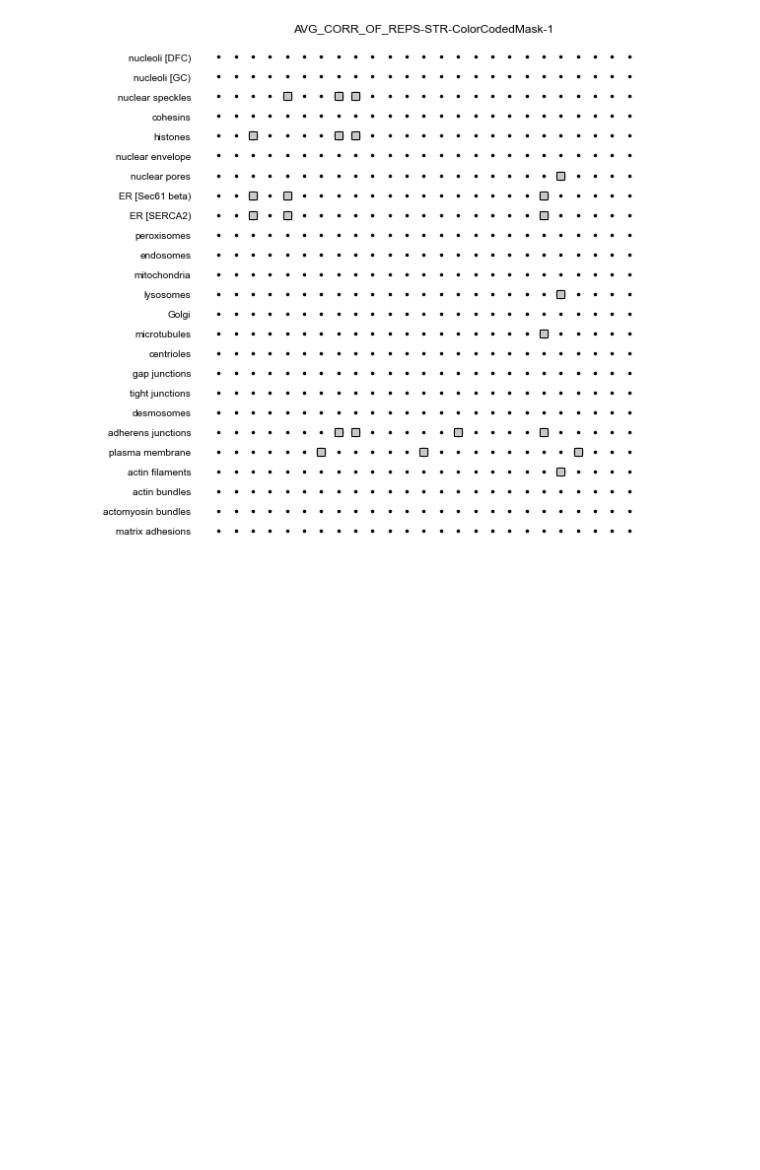
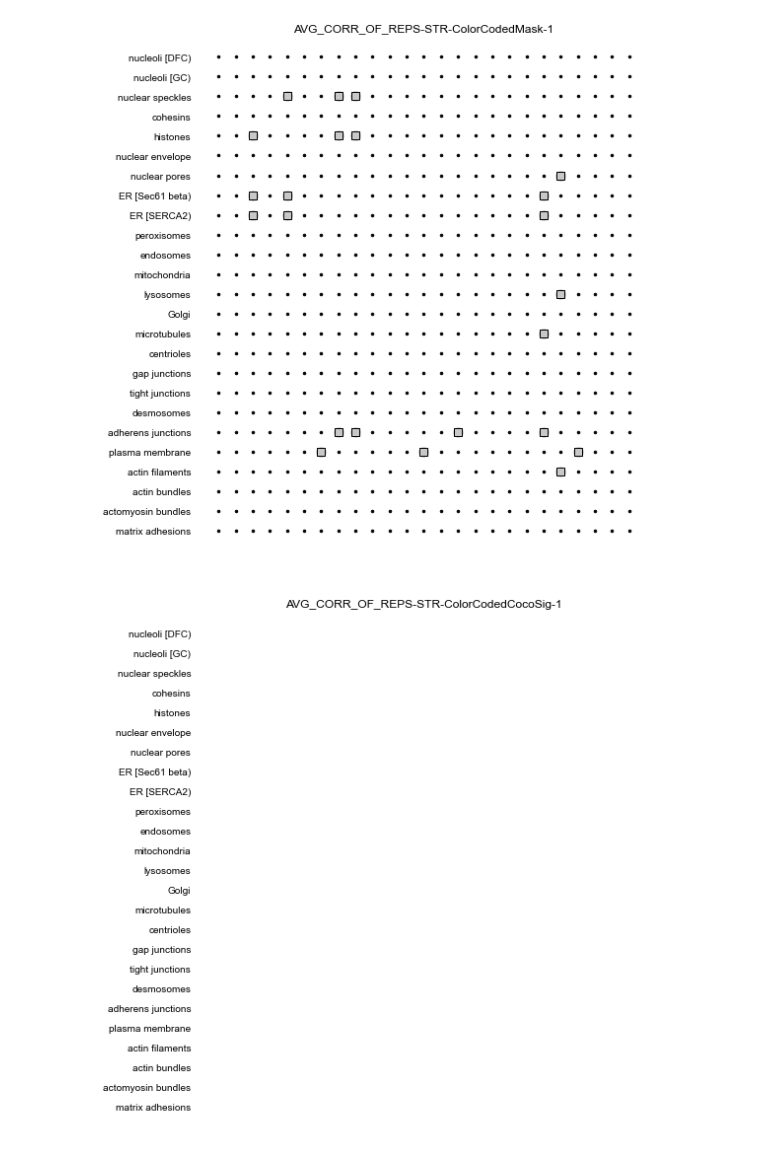
Before and after one commit to AllenCell/cvapipe_analysis, a Jupyter notebook: notebooks/FigureMitosis/FigureMitosis3.ipynb, the cells around one changed output. Cells and saved outputs as stored; diff of their text form; code cells hidden in the pictures; blank space fills up the shorter version.

```diff
--- a/notebooks/FigureMitosis/FigureMitosis3.ipynb
+++ b/notebooks/FigureMitosis/FigureMitosis3.ipynb
@@ -198,10 +198,12 @@ cmap_sig = {0:(1,1,1,1), 1:(1,1,1,1), 2:(1,1,1,1), 3:(1,1,1,1)}
 # %%
 importlib.reload(plotting)
 row = pd.Series({"shape_mode": "ColorCodedCocoSig", "mpId": 1, "aggtype": "AVG_CORR_OF_REPS", "alias": "STR"}, name=0)
 ploter = plotting.ConcordancePlotMaker(control)
 ploter.set_row(row)
-ploter.make_confidence_heatmap(df_conco_sig, df2, colors=cmap_sig, size_scale=25, display=True, hide=[0,1,2], ec_on=False)
+ploter.make_confidence_heatmap(df_conco_sig, df2, colors=cmap_sig, size_scale=32, display=True, hide=[0,1,2], ec_on=False, background_dot=False)
 ploter.figs[0][0].savefig(f"FigureMitosis3_flag_concosig.pdf", transparent=True)
+# %% [output]
+[figure, added]
 # %%
 row = pd.Series({"shape_mode": "ColorCodedMask", "mpId": 1, "aggtype": "AVG_CORR_OF_REPS", "alias": "STR"}, name=0)
 ploter = plotting.ConcordancePlotMaker(control)
```
Also changed, not shown: parts of 5 cells of this notebook, 4 other files.
